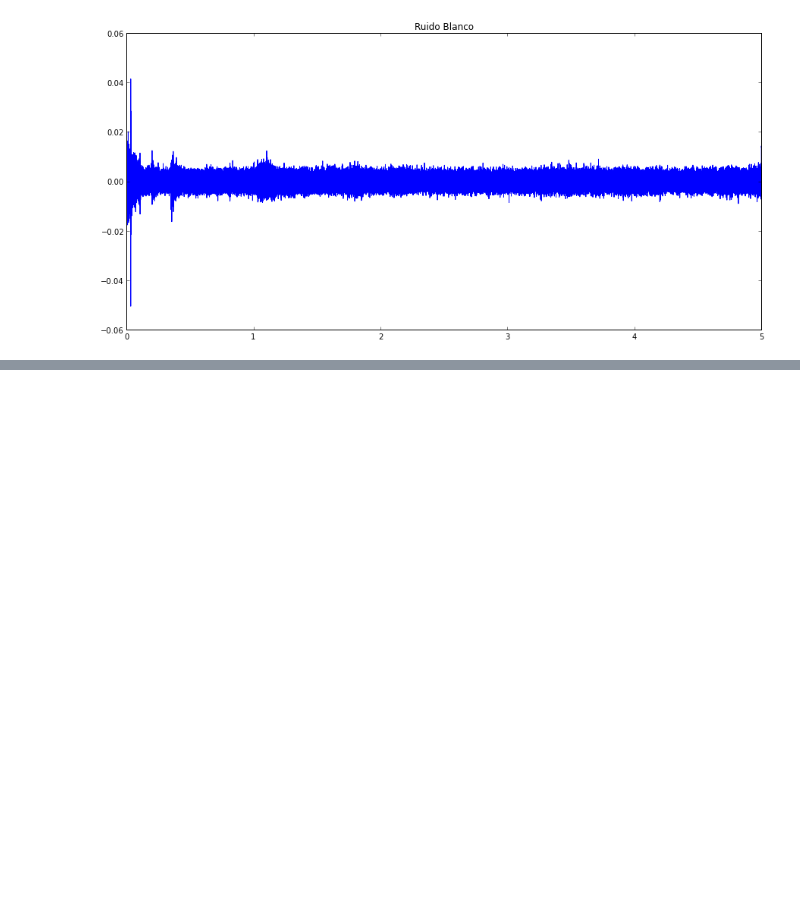
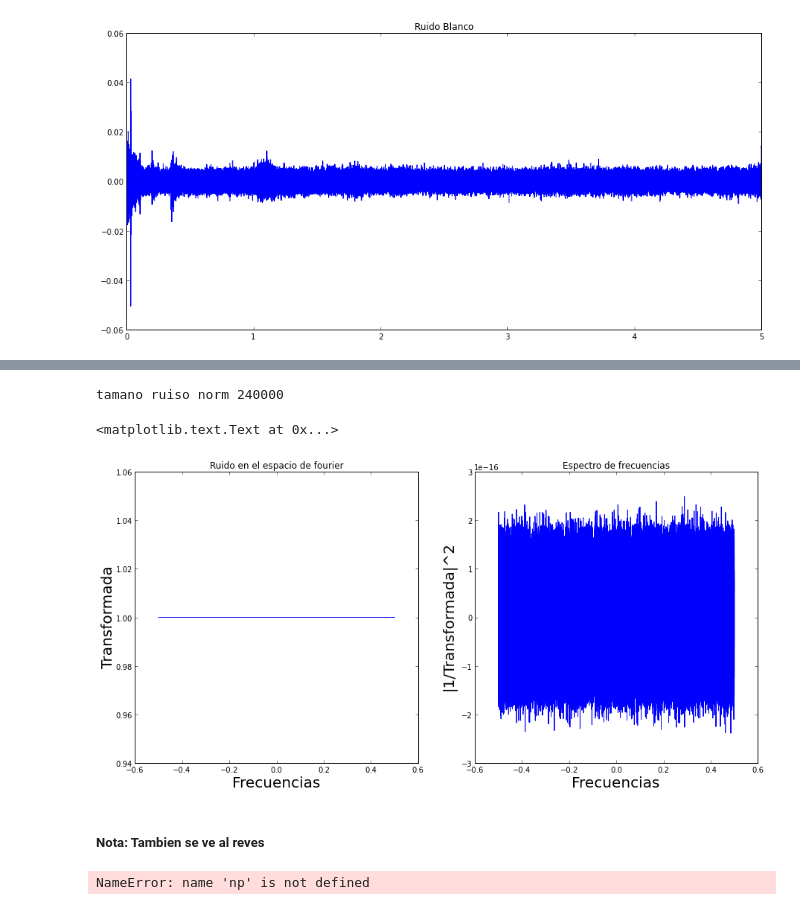
Before and after one commit to natalycr/GithubComputacionalTareas, a Jupyter notebook: CastilloFarfan_hw5/Punto2final.ipynb, the cells around one changed output, grey strips where cells are left out. Drawn from its saved outputs; the diff is of its cells as text; code cells hidden in the pictures; blank space fills up the shorter version.

```diff
--- a/CastilloFarfan_hw5/Punto2final.ipynb
+++ b/CastilloFarfan_hw5/Punto2final.ipynb
@@ -135,0 +149,33 @@ output_file.close()
+# %%
+ruidoBlanco_fft = fft_original/np.abs(fft_original)
+print "tamano ruiso norm", len(ruidoBlanco_fft) #, ruidoBlanco_fft
+
+#plt.subplot(121), plot(np.abs(ruidoBlanco_fft))
+plt.subplot(121), plot(w, np.abs(ruidoBlanco_fft)), plt.title('Ruido en el espacio de fourier')
+xlabel("Frecuencias", fontsize=20)
+ylabel("Transformada", fontsize=20)
+
+elabs=(ruidoBlanco_fft)**2
+
+plt.subplot(122),plot(w, log10(elabs)), plt.title('Espectro de frecuencias')
+xlabel("Frecuencias", fontsize=20)
+ylabel("|1/Transformada|^2", fontsize=20)
+# %% [output]
+tamano ruiso norm 240000
+<matplotlib.text.Text at 0x...>
+[figure, added]
+# %% [markdown]
+##### Nota: Tambien  se  ve al reves
+# %%
+ifft_RuidoBlanco= np.fft.irfft(ruidoBlanco_fft)
+
+print 'tiempo',len(time_array),'w', len(w), 'senal', len(ifft_RuidoBlanco), 'normaliz', len(ruidoBlanco_fft)
+
+plt.plot(time_array, ifft_RuidoBlanco), plt.title('Ruido Blanco')
+
+# cre el  archivo de audio
+output_file = audio.Sndfile("ruidoblanco2.wav", 'w', audio.Format('wav'), 1, sampling_rate)
+output_file.write_frames(ifft_RuidoBlanco)
+output_file.close()
+# %% [output]
+NameError: name 'np' is not defined
```
Also changed, not shown: parts of 6 cells of this notebook, 1 other file.
